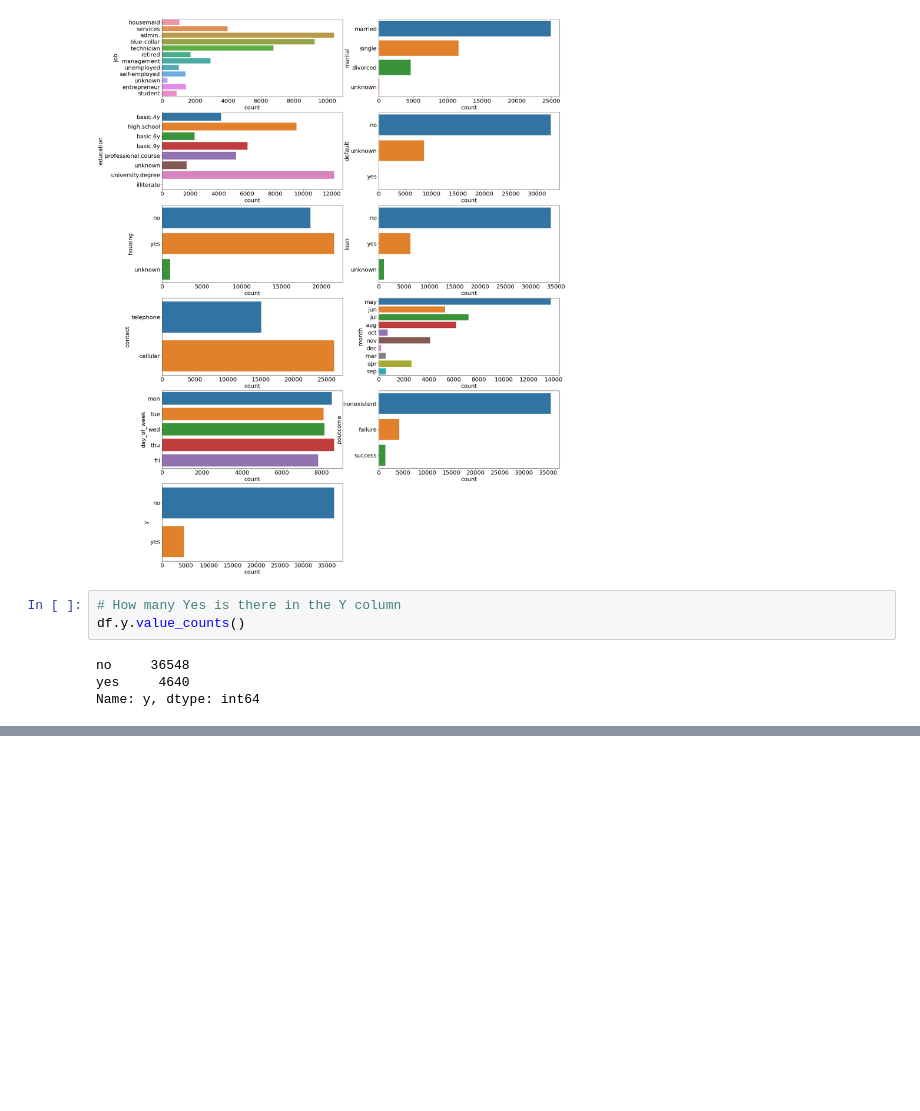
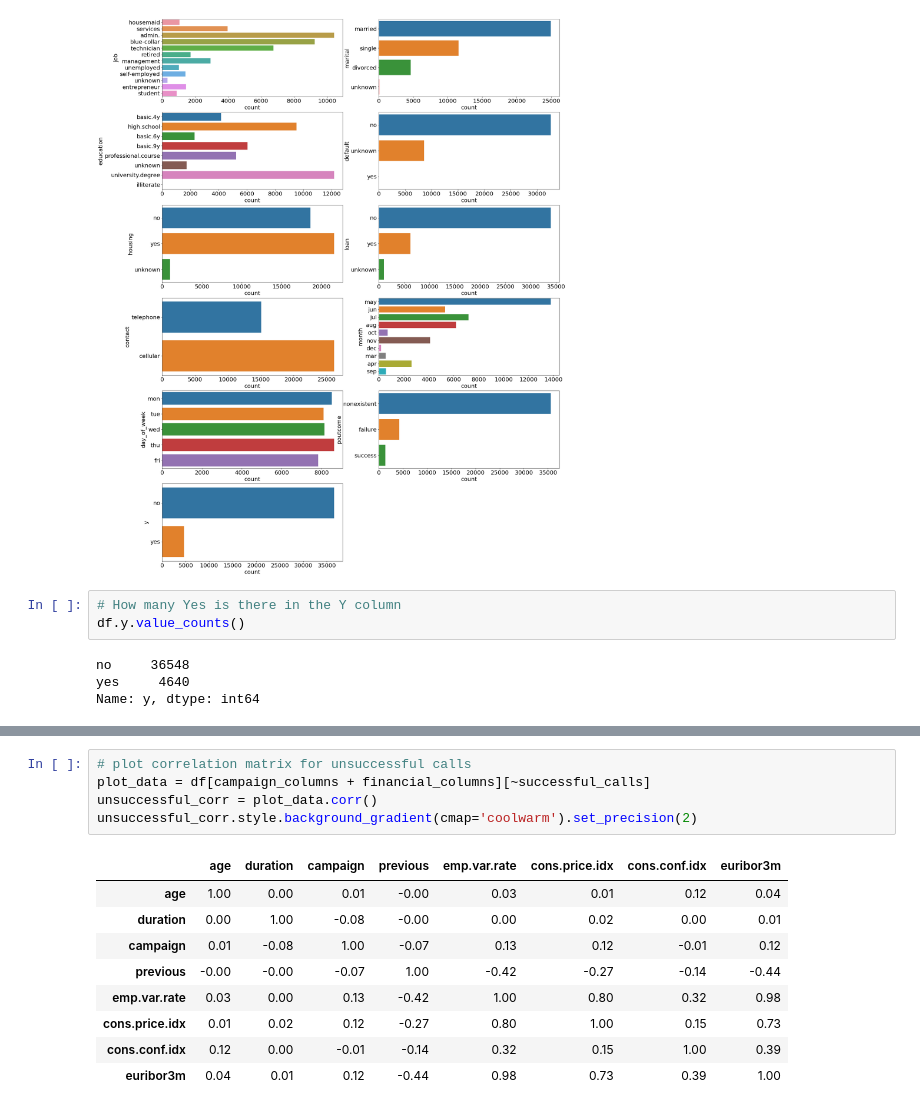
Before and after one commit to FarzinRad/Analyzing-Bank-Marketing-Campaign-Data, a Jupyter notebook: Analyzing Bank Marketing Campaign Data.ipynb, the cells around one changed output, grey strips where cells are left out. Cells and saved outputs as stored; diff of their text form; blank space fills up the shorter version.

```diff
--- a/Analyzing Bank Marketing Campaign Data.ipynb
+++ b/Analyzing Bank Marketing Campaign Data.ipynb
@@ -228,0 +405,15 @@ In the next section, I'll try to understand these data how can influence on each
+# %%
+# plot correlation matrix for unsuccessful calls
+plot_data = df[campaign_columns + financial_columns][~successful_calls]
+unsuccessful_corr = plot_data.corr()
+unsuccessful_corr.style.background_gradient(cmap='coolwarm').set_precision(2)
+# %% [output]
+|  | age | duration | campaign | previous | emp.var.rate | cons.price.idx | cons.conf.idx | euribor3m |
+| age | 1.00 | 0.00 | 0.01 | -0.00 | 0.03 | 0.01 | 0.12 | 0.04 |
+| duration | 0.00 | 1.00 | -0.08 | -0.00 | 0.00 | 0.02 | 0.00 | 0.01 |
+| campaign | 0.01 | -0.08 | 1.00 | -0.07 | 0.13 | 0.12 | -0.01 | 0.12 |
+| previous | -0.00 | -0.00 | -0.07 | 1.00 | -0.42 | -0.27 | -0.14 | -0.44 |
+| emp.var.rate | 0.03 | 0.00 | 0.13 | -0.42 | 1.00 | 0.80 | 0.32 | 0.98 |
+| cons.price.idx | 0.01 | 0.02 | 0.12 | -0.27 | 0.80 | 1.00 | 0.15 | 0.73 |
+| cons.conf.idx | 0.12 | 0.00 | -0.01 | -0.14 | 0.32 | 0.15 | 1.00 | 0.39 |
+| euribor3m | 0.04 | 0.01 | 0.12 | -0.44 | 0.98 | 0.73 | 0.39 | 1.00 |
```
Also changed, not shown: parts of 18 cells of this notebook.
